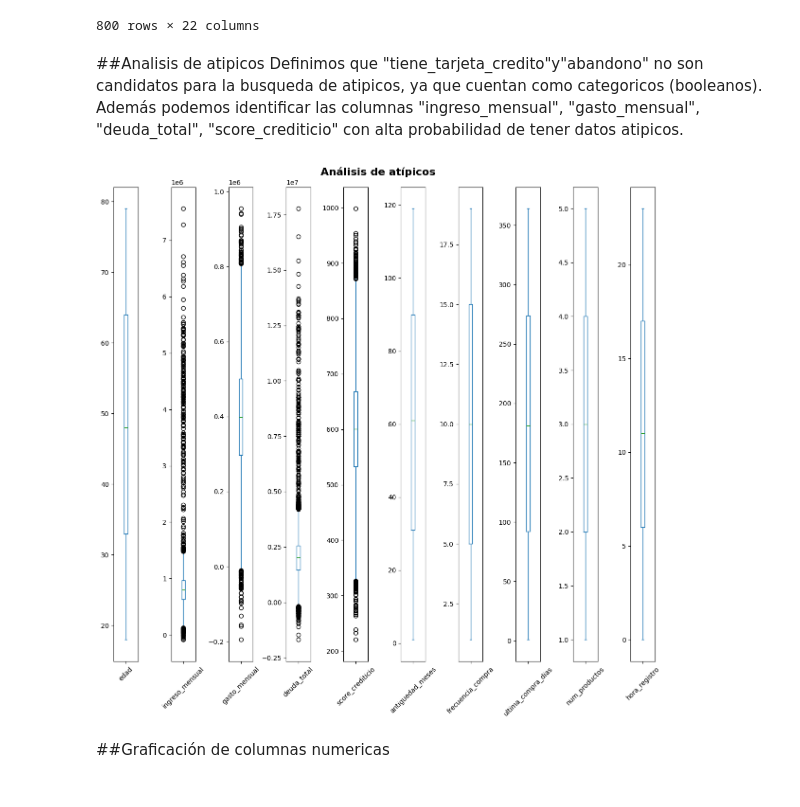
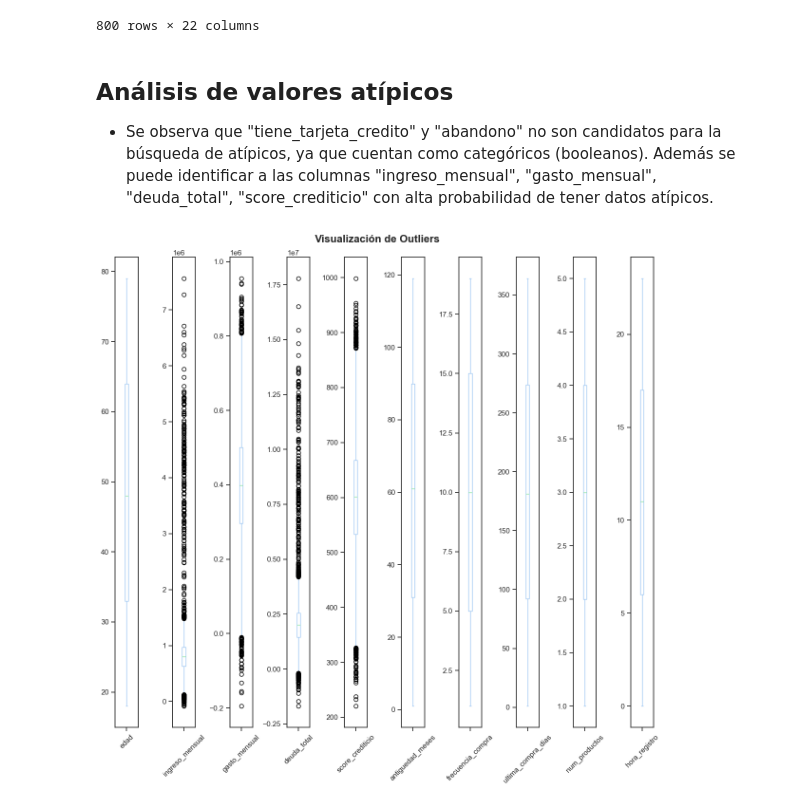
Before and after one commit to Octaviochavez/analitica_clientes, a Jupyter notebook: notebooks/Proyecto_Progra_Cienc_Datos.ipynb, the cells around one changed output. Drawn from its saved outputs; the diff is of its cells as text; code cells hidden in the pictures.

```diff
--- a/notebooks/Proyecto_Progra_Cienc_Datos.ipynb
+++ b/notebooks/Proyecto_Progra_Cienc_Datos.ipynb
@@ -22,0 +14,4 @@ data.head()
+# %%
+# Lectura de datos sucios del dataset desde directorio local data
+data = pd.read_csv('../data/dataset_clientes.csv')
+data.head()
@@ -140,22 +162,23 @@ data[data.duplicated(keep=False)].sort_values(by='id_cliente')
 | 19982 | 19983 | 2022-02-17 | 26 | Otro | Centro | Soltero | 947809.404071 | 221838.916723 | ... |
 800 rows × 22 columns
 # %% [markdown]
-##Analisis de atipicos
-Definimos que "tiene_tarjeta_credito"y"abandono" no son candidatos para la busqueda de atipicos, ya que cuentan como categoricos (booleanos).
-Además podemos identificar las columnas "ingreso_mensual",	"gasto_mensual",	"deuda_total",	"score_crediticio" con alta probabilidad de tener datos atipicos.
+## Análisis de valores atípicos
+* Se observa que "tiene_tarjeta_credito" y "abandono" no son candidatos para la búsqueda de atípicos, ya que cuentan como categóricos (booleanos).
+Además se puede identificar a las columnas "ingreso_mensual", "gasto_mensual", "deuda_total", "score_crediticio" con alta probabilidad de tener datos atípicos.
 # %%
+# Arrays de variables numéricas para análisis de atípicos
 registro_atipicos=["edad",	"ingreso_mensual",	"gasto_mensual",	"deuda_total",	"score_crediticio",	"antiguedad_meses",	"frecuencia_compra",	"ultima_compra_dias",	"num_productos",	"hora_registro"]
+
+# Gráfico BoxPlot
 fig, axes = plt.subplots(1, 10, figsize=(20,20))
 axes = axes.flatten()
 for i, col in enumerate(registro_atipicos):
   data[col].plot(kind='box',figsize=(12,12), ax=axes[i])
   axes[i].tick_params(axis="x", labelrotation=45)
 
-plt.suptitle("Análisis de atípicos", fontsize=16, fontweight="bold")
+plt.suptitle("Visualización de Outliers", fontsize=16, fontweight="bold")
 plt.tight_layout()
 
 plt.show()
 # %% [output]
-[figure, old version]
+[figure, new version]
-# %% [markdown]
-##Graficación de columnas numericas
```
Also changed, not shown: parts of 75 cells of this notebook, 1 other file.
